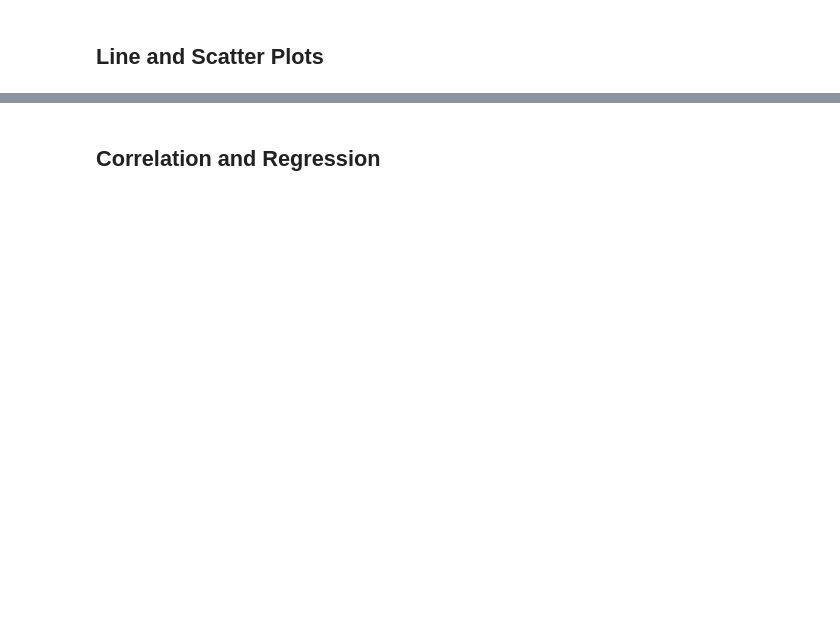
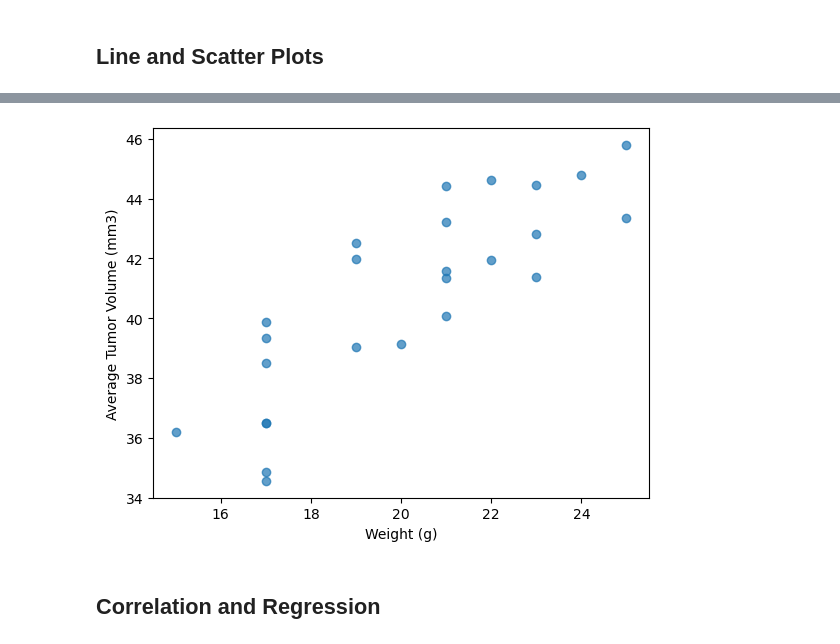
Before and after one commit to hopkinsbowman78/matplotlib-scipy-data-analysis, a Jupyter notebook: Pymaceuticals/pymaceuticals_starter.ipynb, the cells around one changed output, grey strips where cells are left out. Saved outputs shown, nothing was run; the diff lists cells and outputs as text; code cells hidden in the pictures; blank space fills up the shorter version.

```diff
--- a/Pymaceuticals/pymaceuticals_starter.ipynb
+++ b/Pymaceuticals/pymaceuticals_starter.ipynb
@@ -246,2 +305,16 @@ plt.show()
+# %%
+# Generate a scatter plot of mouse weight vs. the average observed tumor volume for the entire Capomulin regimen
+capomulin_data = merge_df[merge_df['Drug Regimen'] == 'Capomulin']
+capomulin_data.head()
+
+capomulin_avg = capomulin_data.groupby('Mouse ID').agg({'Tumor Volume (mm3)': 'mean', 'Weight (g)': 'mean'}).reset_index()
+
+# Create a scatter plot of mouse weight vs. average tumor volume
+plt.scatter(capomulin_avg['Weight (g)'], capomulin_avg['Tumor Volume (mm3)'], alpha=0.7)
+plt.xlabel('Weight (g)')
+plt.ylabel('Average Tumor Volume (mm3)')
+plt.show()
+# %% [output]
+[figure, added]
 # %% [markdown]
 ## Correlation and Regression
```
Also changed, not shown: parts of 8 cells of this notebook.
